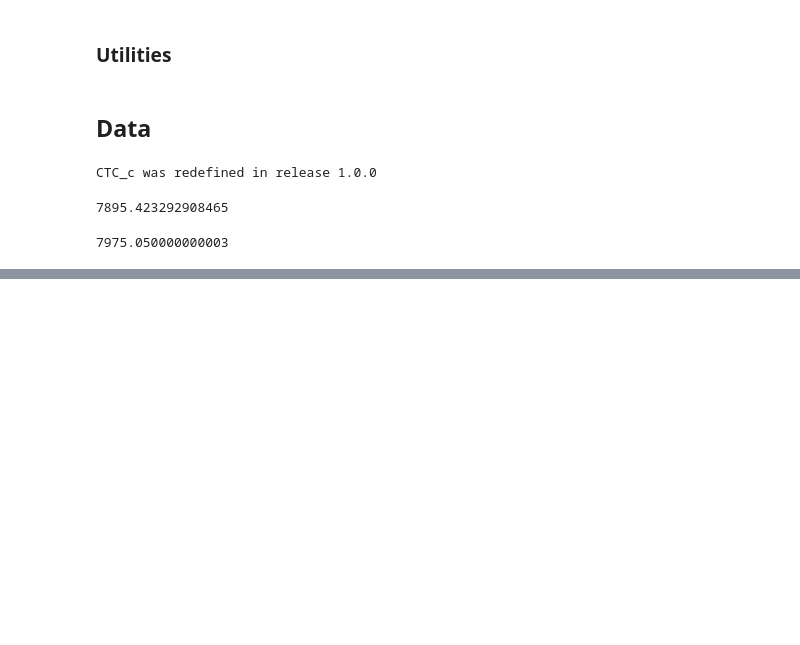
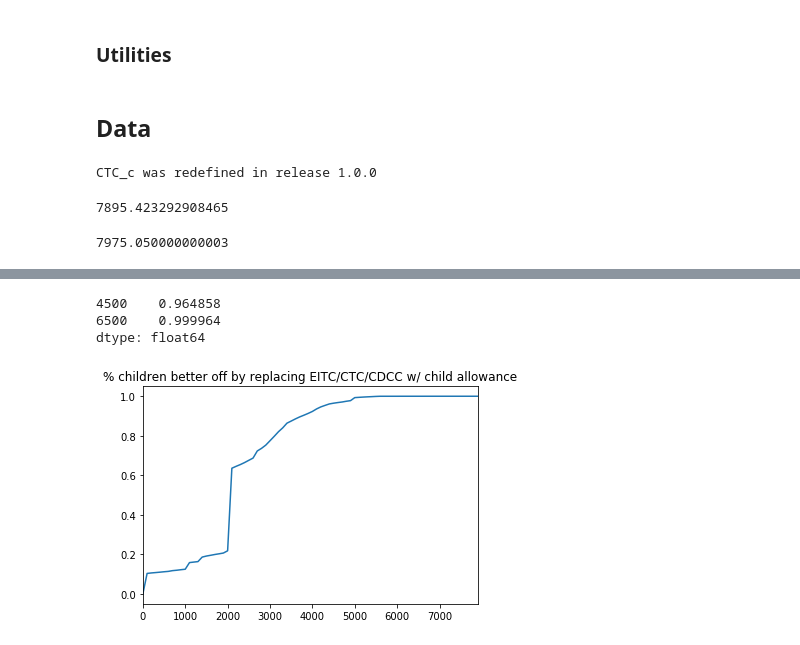
Before and after one commit to UBICenter/ubi-center, a Jupyter notebook: notebooks/program_by_program/eitc_ctc_by_child.ipynb, the cells around one changed output, grey strips where cells are left out. Cells and saved outputs as stored; diff of their text form; code cells hidden in the pictures; blank space fills up the shorter version.

```diff
--- a/notebooks/program_by_program/eitc_ctc_by_child.ipynb
+++ b/notebooks/program_by_program/eitc_ctc_by_child.ipynb
@@ -93,0 +118,7 @@ dtype: float64
+# %%
+pct_kids_better_off_plot('EIC')
+# %% [output]
+4500    0.964858
+6500    0.999964
+dtype: float64
+[figure, added]
```
Also changed, not shown: parts of 10 cells of this notebook, 5 other files.
